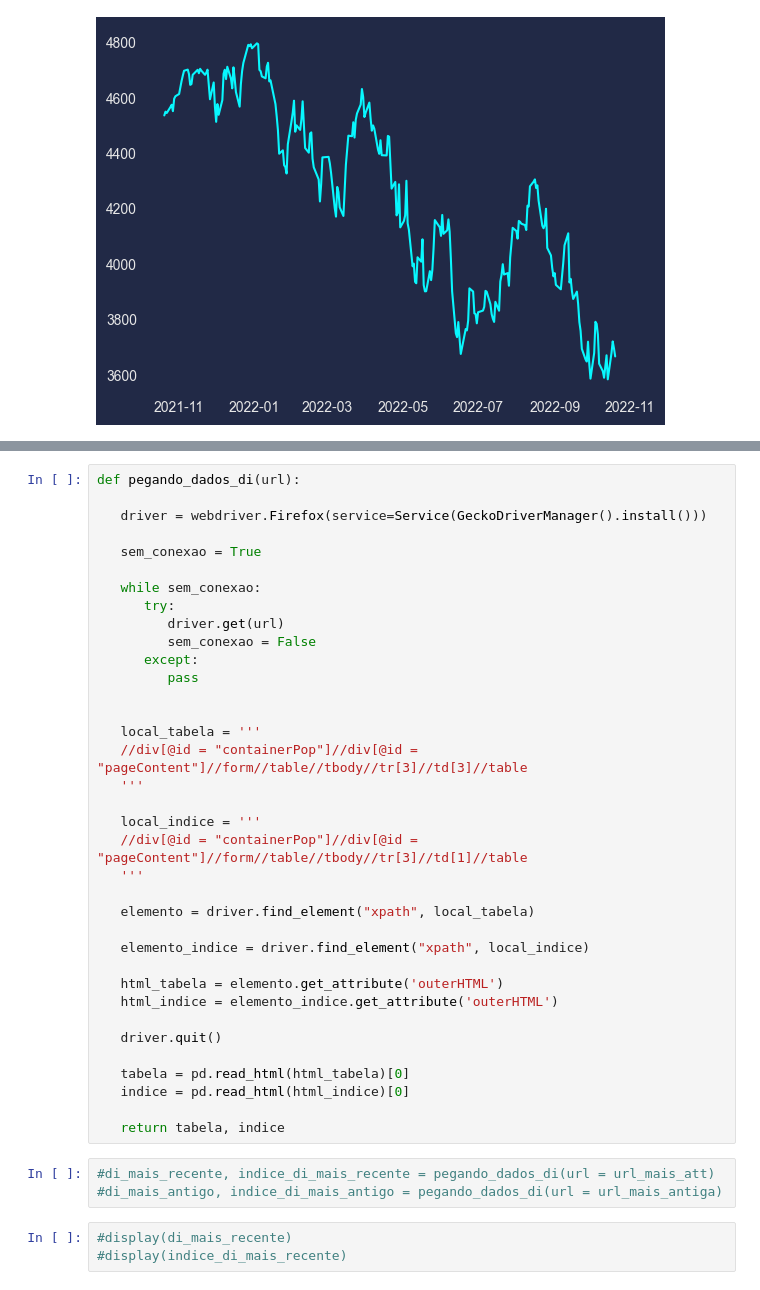
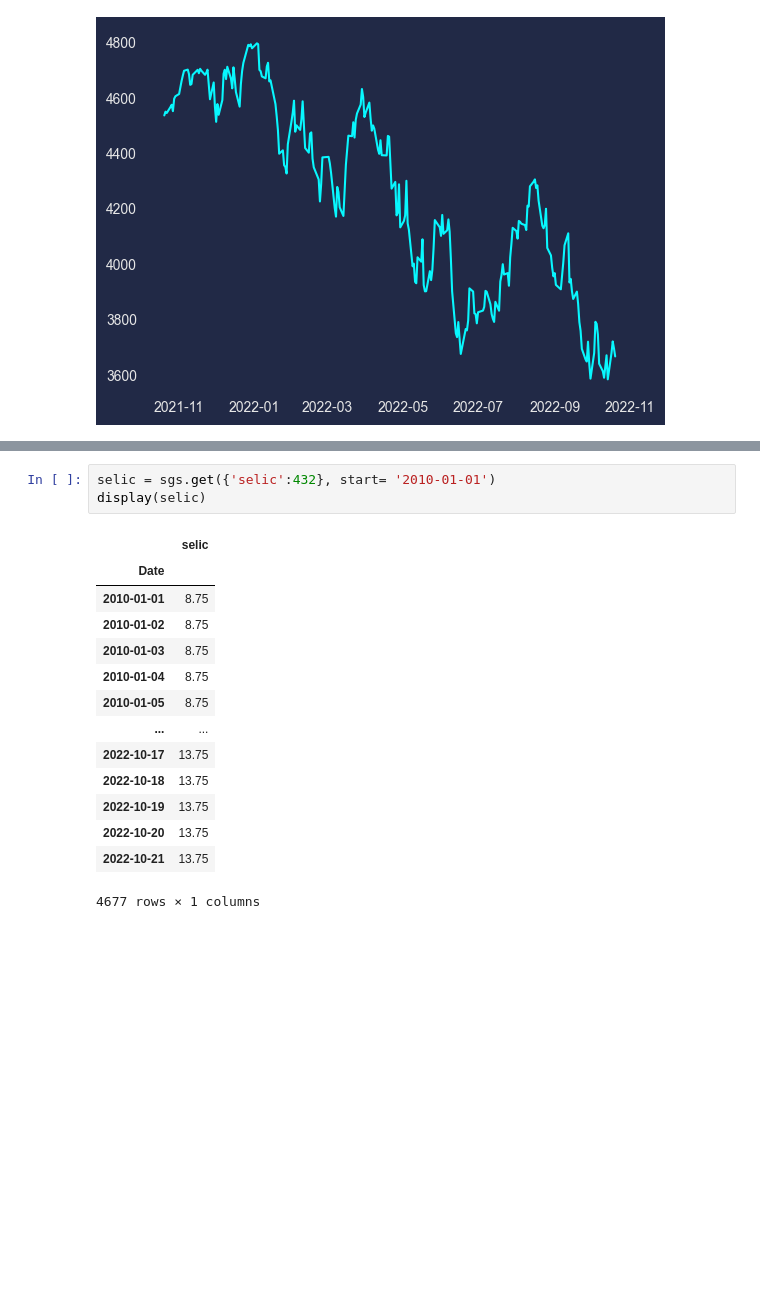
Before and after one commit to WallisonSantos/AppPy, a Jupyter notebook: teste.ipynb, the cells around one changed output, grey strips where cells are left out. Drawn from its saved outputs; the diff is of its cells as text; blank space fills up the shorter version.

```diff
--- a/teste.ipynb
+++ b/teste.ipynb
@@ -116,42 +88,18 @@ display(url_mais_antiga)
-# %%
-def pegando_dados_di(url):
-
-   driver = webdriver.Firefox(service=Service(GeckoDriverManager().install()))
-
-   sem_conexao = True
-
-   while sem_conexao:
-      try:
-         driver.get(url)
-         sem_conexao = False
-      except:
-         pass
-
-
-   local_tabela = '''
-   //div[@id = "containerPop"]//div[@id = "pageContent"]//form//table//tbody//tr[3]//td[3]//table
-   '''
-
-   local_indice = '''
-   //div[@id = "containerPop"]//div[@id = "pageContent"]//form//table//tbody//tr[3]//td[1]//table
-   '''
-
-   elemento = driver.find_element("xpath", local_tabela)
-
-   elemento_indice = driver.find_element("xpath", local_indice)
-
-   html_tabela = elemento.get_attribute('outerHTML')
-   html_indice = elemento_indice.get_attribute('outerHTML')
-
-   driver.quit()
-
-   tabela = pd.read_html(html_tabela)[0]
-   indice = pd.read_html(html_indice)[0]
-
-   return tabela, indice
-# %%
-#di_mais_recente, indice_di_mais_recente = pegando_dados_di(url = url_mais_att)
-#di_mais_antigo, indice_di_mais_antigo = pegando_dados_di(url = url_mais_antiga)
-# %%
-#display(di_mais_recente)
-#display(indice_di_mais_recente)
+# %%
+selic = sgs.get({'selic':432}, start= '2010-01-01')
+display(selic)
+# %% [output]
+|  | selic |
+| Date |  |
+| 2010-01-01 | 8.75 |
+| 2010-01-02 | 8.75 |
+| 2010-01-03 | 8.75 |
+| 2010-01-04 | 8.75 |
+| 2010-01-05 | 8.75 |
+| ... | ... |
+| 2022-10-17 | 13.75 |
+| 2022-10-18 | 13.75 |
+| 2022-10-19 | 13.75 |
+| 2022-10-20 | 13.75 |
+| 2022-10-21 | 13.75 |
+4677 rows × 1 columns
```
Also changed, not shown: parts of 3 cells of this notebook, 1 other file.
